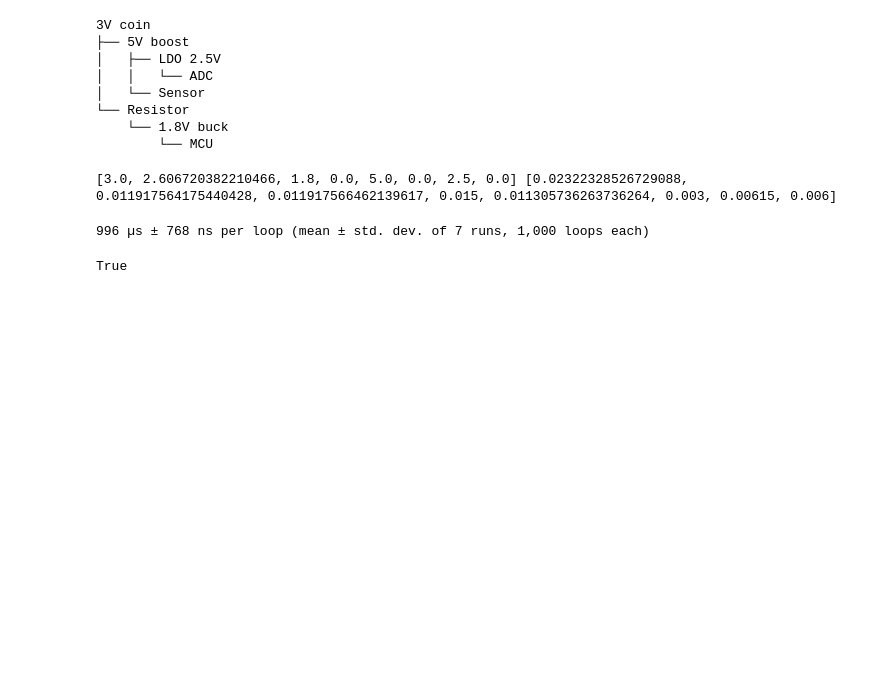
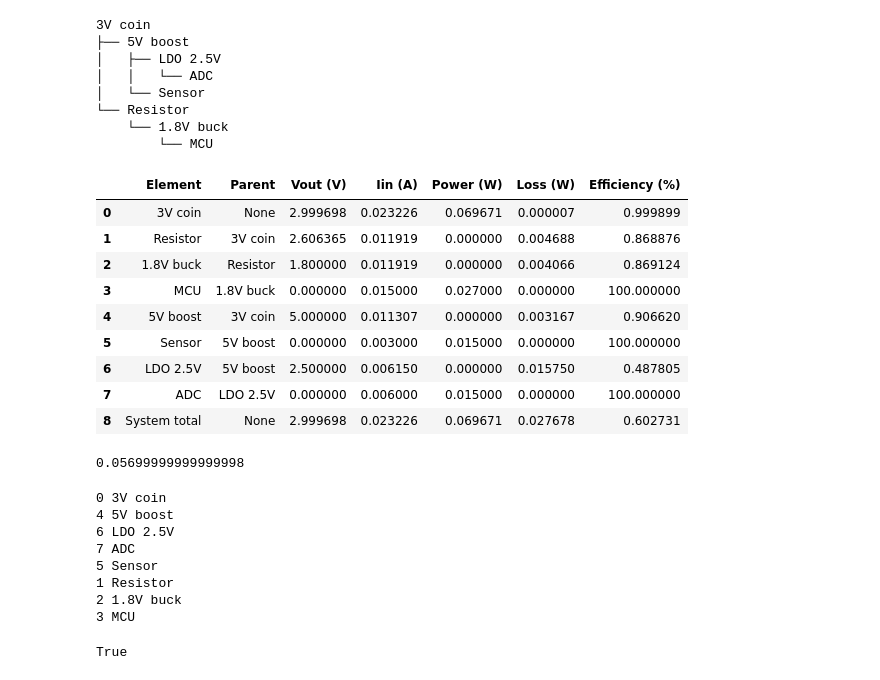
Before and after one commit to geddy11/tmp_sl, a Jupyter notebook: work/sysLoss.ipynb, the cells around one changed output. Drawn from its saved outputs; the diff is of its cells as text; code cells hidden in the pictures; blank space fills up the shorter version.

```diff
--- a/work/sysLoss.ipynb
+++ b/work/sysLoss.ipynb
@@ -70,8 +71,8 @@ class Source:
         et.remove(ElementTypes.SOURCE)
         return et
 
-    def __init__(self, name, *, vo, imax=IMAX_DEFAULT):
-        """Set source name, voltage and max current(opt)"""
+    def __init__(self, name, *, vo, rs=0.0, imax=IMAX_DEFAULT):
+        """Set source name, voltage, internal resistance and max current"""
         self.name = name
         if not (vo > 0):
             raise ValueError('Source voltage must be > 0')
@@ -79,6 +80,7 @@ class Source:
         #if not (voltage > 0):
         #    raise ValueError('Source voltage must be > 0')
         self.imax = imax
+        self.rs = rs
 
     @classmethod
     def from_file(cls, name, *, fname=""):
@@ -110,7 +112,13 @@ class Source:
 
     def solv_outp_volt(self, vi, ii, io):
         """Calculate element output voltage from vi, ii and io"""
-        return self.vo
+        return self.vo - self.rs * io
+
+    def solv_pwr_loss(self, vi, vo, ii, io):
+        """Calculate power and loss in element"""
+        pwr = vo * io
+        loss = self.rs * io * io
+        return pwr, loss, (pwr - loss) / pwr
 
 
 class Load:
@@ -153,6 +161,10 @@ class Load:
         """Load output voltage is always 0"""
         return 0.0
 
+    def solv_pwr_loss(self, vi, vo, ii, io):
+        """Calculate power and loss in element"""
+        return vi * ii, 0.0, 100.0
+
 
 class Loss:
     """The Loss element
@@ -191,6 +203,12 @@ class Loss:
     def solv_outp_volt(self, vi, ii, io):
         """Calculate element output voltage from vi, ii and io"""
         return vi - self.r * io
+
+    def solv_pwr_loss(self, vi, vo, ii, io):
+        """Calculate power and loss in element"""
+        loss = self.r * ii * ii
+        pwr = vi * ii
+        return 0.0, loss, (pwr - loss) / pwr
 
 class Converter:
     """The Converter element
@@ -242,6 +260,12 @@ class Converter:
         """Calculate element output voltage from vi, ii and io"""
         return self.vo
 
+    def solv_pwr_loss(self, vi, vo, ii, io):
+        """Calculate power and loss in element"""
+        loss = self.iq * vi + (ii - self.iq) * vi * (1. - self.eff)
+        pwr = vi * ii
+        return 0.0, loss, (pwr - loss) / pwr
+
 class LinReg:
     """The Linear regulator element
 
@@ -286,6 +310,12 @@ class LinReg:
     def solv_outp_volt(self, vi, ii, io):
         """Calculate element output voltage from vi, ii and io"""
         return self.vo
+
+    def solv_pwr_loss(self, vi, vo, ii, io):
+        """Calculate power and loss in element"""
+        loss = (vi - vo) * io + vi * self.iq
+        pwr = vi * ii
+        return 0.0, loss, (pwr - loss) / pwr
 # %%
 (issubclass(Load, ElementInterface), issubclass(Source, ElementInterface),
     issubclass(Loss, ElementInterface), issubclass(Converter, ElementInterface), issubclass(LinReg, ElementInterface))
@@ -602,7 +670,7 @@ class System:
 # %% [markdown]
 ![case1](case_1.svg)
 # %%
-case1 = System('Bluetooth sensor', Source('3V coin', vo=3))
+case1 = System('Bluetooth sensor', Source('3V coin', vo=3, rs=13e-3))
 case1.add_element(parent='3V coin', element=Loss('Resistor', res=33.0))
 case1.add_element('Resistor', element=Converter('1.8V buck', vo=1.8, eff=0.87, iq=12e-6))
 case1.add_element('1.8V buck', element=Load('MCU', pwr=27e-3))
@@ -622,15 +690,38 @@ case1.tree()
     └── 1.8V buck
         └── MCU
 # %%
-v, i =case1.solve()
-print(v, i)
+df = case1.solve()
+df
 # %% [output]
-[3.0, 2.606720382210466, 1.8, 0.0, 5.0, 0.0, 2.5, 0.0] [0.02322328526729088, 0.011917564175440428, 0.011917566462139617, 0.015, 0.011305736263736264, 0.003, 0.00615, 0.006]
+|  | Element | Parent | Vout (V) | Iin (A) | Power (W) | Loss (W) | Efficiency (%) |
+| 0 | 3V coin | None | 2.999698 | 0.023226 | 0.069671 | 0.000007 | 0.999899 |
+| 1 | Resistor | 3V coin | 2.606365 | 0.011919 | 0.000000 | 0.004688 | 0.868876 |
+| 2 | 1.8V buck | Resistor | 1.800000 | 0.011919 | 0.000000 | 0.004066 | 0.869124 |
+| 3 | MCU | 1.8V buck | 0.000000 | 0.015000 | 0.027000 | 0.000000 | 100.000000 |
+| 4 | 5V boost | 3V coin | 5.000000 | 0.011307 | 0.000000 | 0.003167 | 0.906620 |
+| 5 | Sensor | 5V boost | 0.000000 | 0.003000 | 0.015000 | 0.000000 | 100.000000 |
+| 6 | LDO 2.5V | 5V boost | 2.500000 | 0.006150 | 0.000000 | 0.015750 | 0.487805 |
+| 7 | ADC | LDO 2.5V | 0.000000 | 0.006000 | 0.015000 | 0.000000 | 100.000000 |
+| 8 | System total | None | 2.999698 | 0.023226 | 0.069671 | 0.027678 | 0.602731 |
+# %%
+df['Power (W)'].sum() - df['Power (W)'][0]
+# %% [output]
+0.05699999999999998
 # %%
 #case1._System__childs_f
-%timeit case1.solve()
+#su = rx.bfs_successors(case1.g, 0)
+su = rx.topological_sort(case1.g)
+for i in su:
+    print(i, case1.g[i].name)
 # %% [output]
-996 µs ± 768 ns per loop (mean ± std. dev. of 7 runs, 1,000 loops each)
+0 3V coin
+4 5V boost
+6 LDO 2.5V
+7 ADC
+5 Sensor
+1 Resistor
+2 1.8V buck
+3 MCU
 # %%
 np.allclose(np.array(v), np.array(v)*1.001, rtol=1e-3)
 # %% [output]
```
Also changed, not shown: parts of 2 cells of this notebook, 2 other files.
